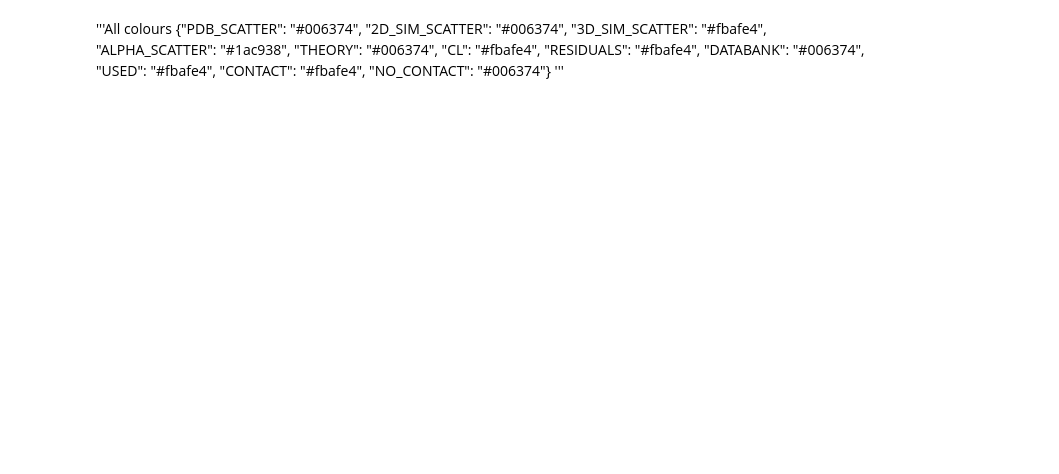
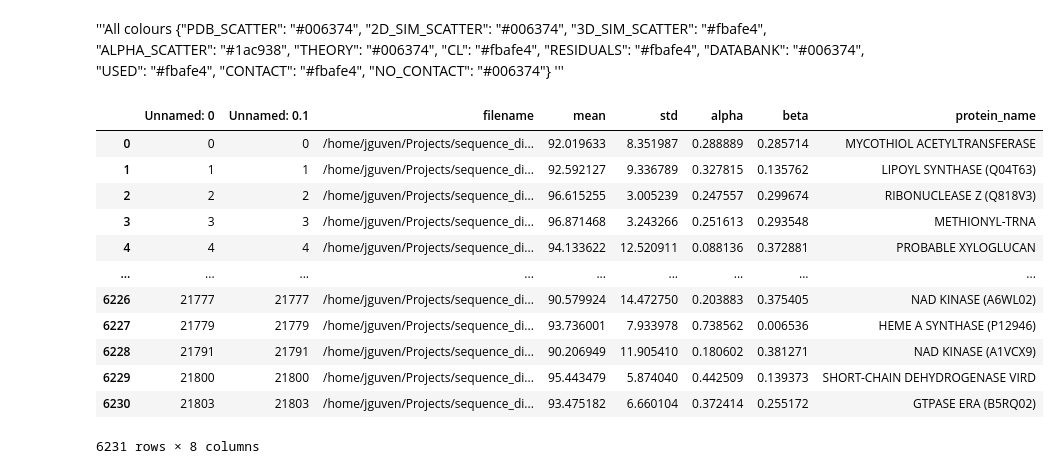
Before and after one commit to meyresearch/amino_acid_distance_distributions, a Jupyter notebook: playground/Dist_plots_scatter.ipynb, the cells around one changed output. Cells and saved outputs as stored; diff of their text form; code cells hidden in the pictures; blank space fills up the shorter version.

```diff
--- a/playground/Dist_plots_scatter.ipynb
+++ b/playground/Dist_plots_scatter.ipynb
@@ -46,4 +46,20 @@ def contour_cloud(x, y, c, alpha, cmap=None):
     f = np.reshape(kernel(positions).T, xx.shape)
     CS = plt.contour(xx, yy, f, colors=c, linewidthw=2, alpha=alpha)
     return CS
+# %%
+alphafold
+# %% [output]
+|  | Unnamed: 0 | Unnamed: 0.1 | filename | mean | std | alpha | beta | protein_name |
+| 0 | 0 | 0 | /home/jguven/Projects/sequence_di... | 92.019633 | 8.351987 | 0.288889 | 0.285714 | MYCOTHIOL ACETYLTRANSFERASE |
+| 1 | 1 | 1 | /home/jguven/Projects/sequence_di... | 92.592127 | 9.336789 | 0.327815 | 0.135762 | LIPOYL SYNTHASE (Q04T63) |
+| 2 | 2 | 2 | /home/jguven/Projects/sequence_di... | 96.615255 | 3.005239 | 0.247557 | 0.299674 | RIBONUCLEASE Z (Q818V3) |
+| 3 | 3 | 3 | /home/jguven/Projects/sequence_di... | 96.871468 | 3.243266 | 0.251613 | 0.293548 | METHIONYL-TRNA |
+| 4 | 4 | 4 | /home/jguven/Projects/sequence_di... | 94.133622 | 12.520911 | 0.088136 | 0.372881 | PROBABLE XYLOGLUCAN |
+| ... | ... | ... | ... | ... | ... | ... | ... | ... |
+| 6226 | 21777 | 21777 | /home/jguven/Projects/sequence_di... | 90.579924 | 14.472750 | 0.203883 | 0.375405 | NAD KINASE (A6WL02) |
+| 6227 | 21779 | 21779 | /home/jguven/Projects/sequence_di... | 93.736001 | 7.933978 | 0.738562 | 0.006536 | HEME A SYNTHASE (P12946) |
+| 6228 | 21791 | 21791 | /home/jguven/Projects/sequence_di... | 90.206949 | 11.905410 | 0.180602 | 0.381271 | NAD KINASE (A1VCX9) |
+| 6229 | 21800 | 21800 | /home/jguven/Projects/sequence_di... | 95.443479 | 5.874040 | 0.442509 | 0.139373 | SHORT-CHAIN DEHYDROGENASE VIRD |
+| 6230 | 21803 | 21803 | /home/jguven/Projects/sequence_di... | 93.475182 | 6.660104 | 0.372414 | 0.255172 | GTPASE ERA (B5RQ02) |
+6231 rows × 8 columns
 # %%
```
Also changed, not shown: parts of 6 cells of this notebook.
